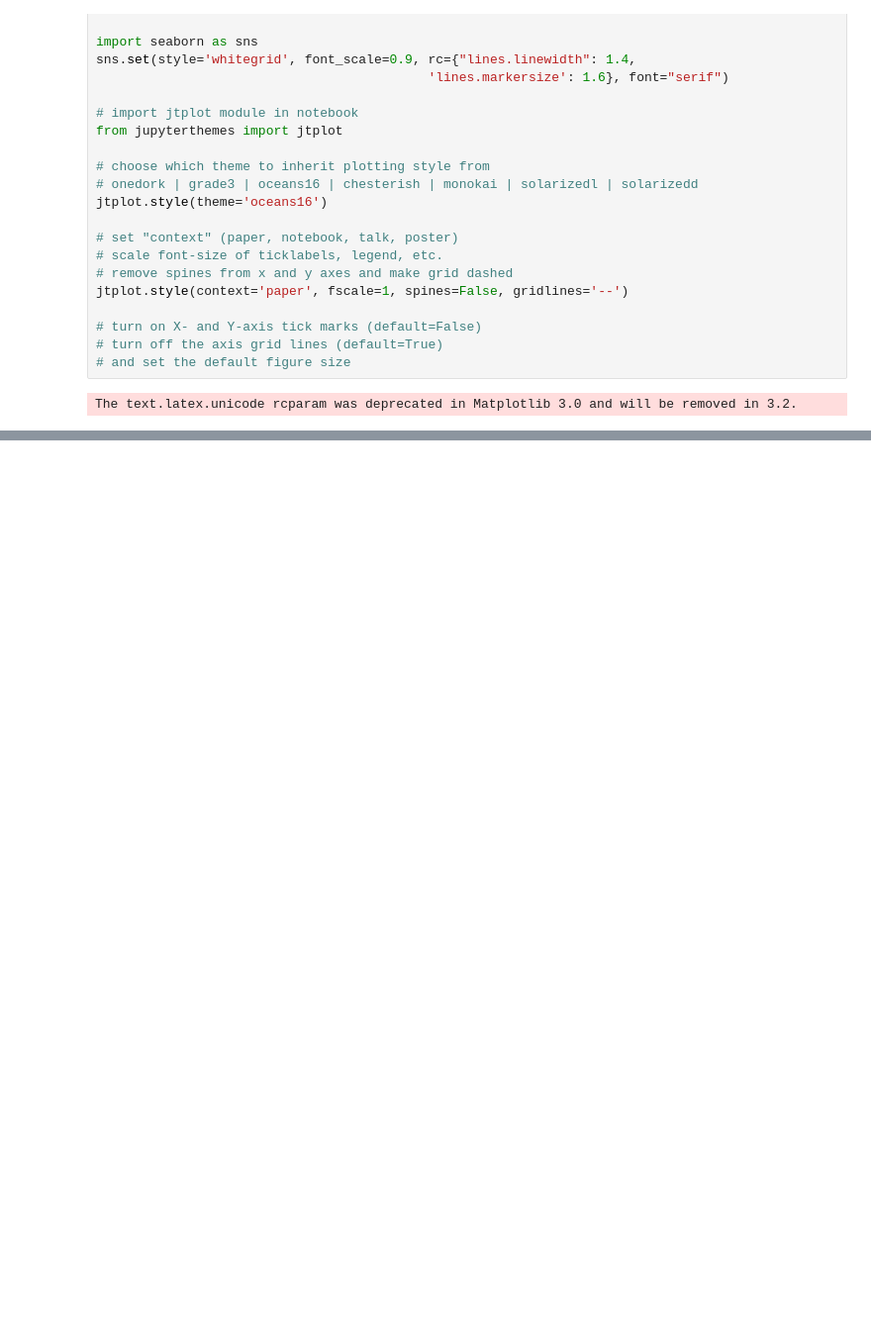
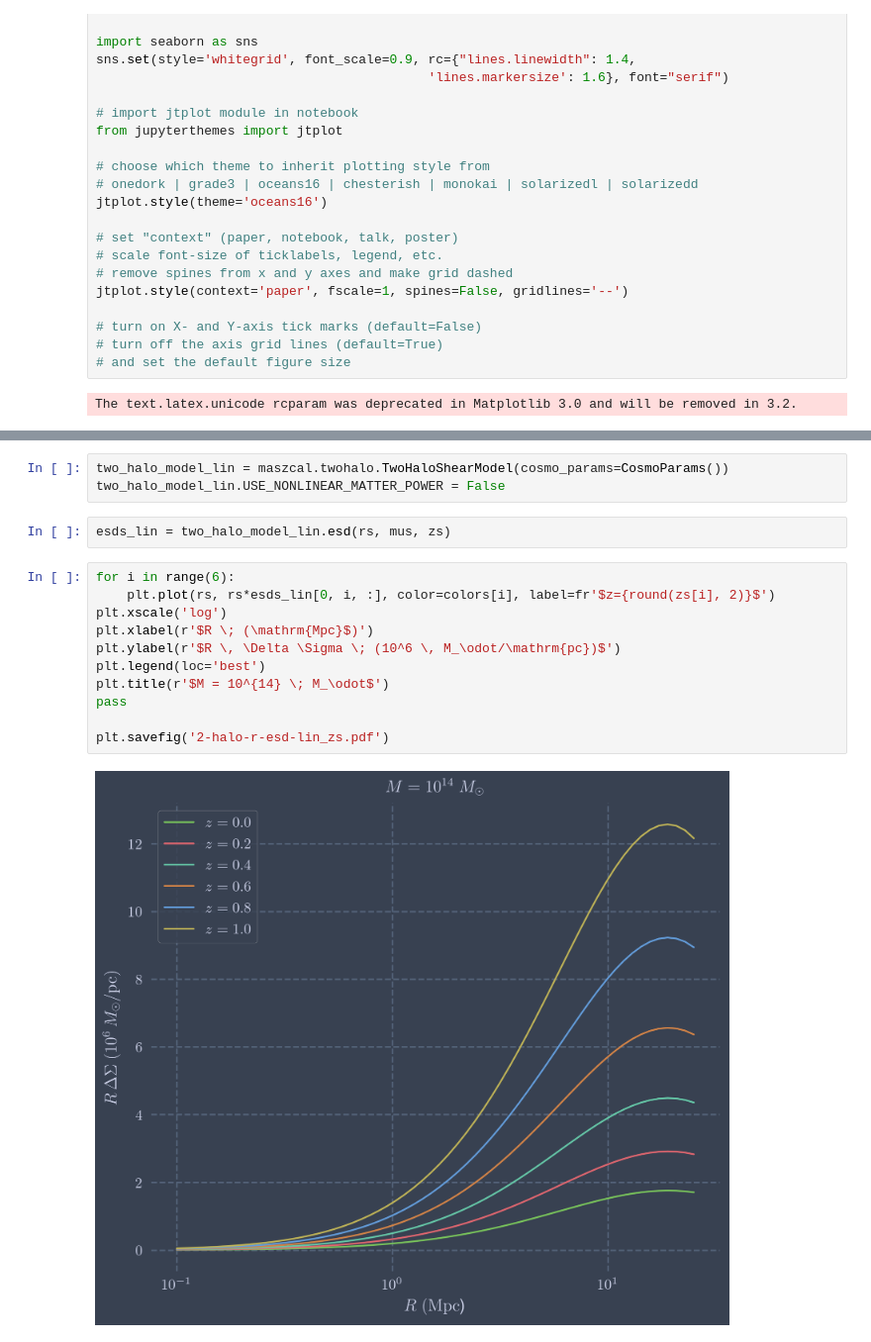
Before and after one commit to dylancromer/maszcal, a Jupyter notebook: docs/2_halo_term_projector_test.ipynb, the cells around one changed output, grey strips where cells are left out. Shown at 99% size. Saved outputs shown, nothing was run; the diff lists cells and outputs as text; blank space fills up the shorter version.

```diff
--- a/docs/2_halo_term_projector_test.ipynb
+++ b/docs/2_halo_term_projector_test.ipynb
@@ -140,0 +100,18 @@ pass
+# %%
+two_halo_model_lin = maszcal.twohalo.TwoHaloShearModel(cosmo_params=CosmoParams())
+two_halo_model_lin.USE_NONLINEAR_MATTER_POWER = False
+# %%
+esds_lin = two_halo_model_lin.esd(rs, mus, zs)
+# %%
+for i in range(6):
+    plt.plot(rs, rs*esds_lin[0, i, :], color=colors[i], label=fr'$z={round(zs[i], 2)}$')
+plt.xscale('log')
+plt.xlabel(r'$R \; (\mathrm{Mpc}$)')
+plt.ylabel(r'$R \, \Delta \Sigma \; (10^6 \, M_\odot/\mathrm{pc})$')
+plt.legend(loc='best')
+plt.title(r'$M = 10^{14} \; M_\odot$')
+pass
+
+plt.savefig('2-halo-r-esd-lin_zs.pdf')
+# %% [output]
+[figure, added]
```
Also changed, not shown: parts of 32 cells of this notebook.
